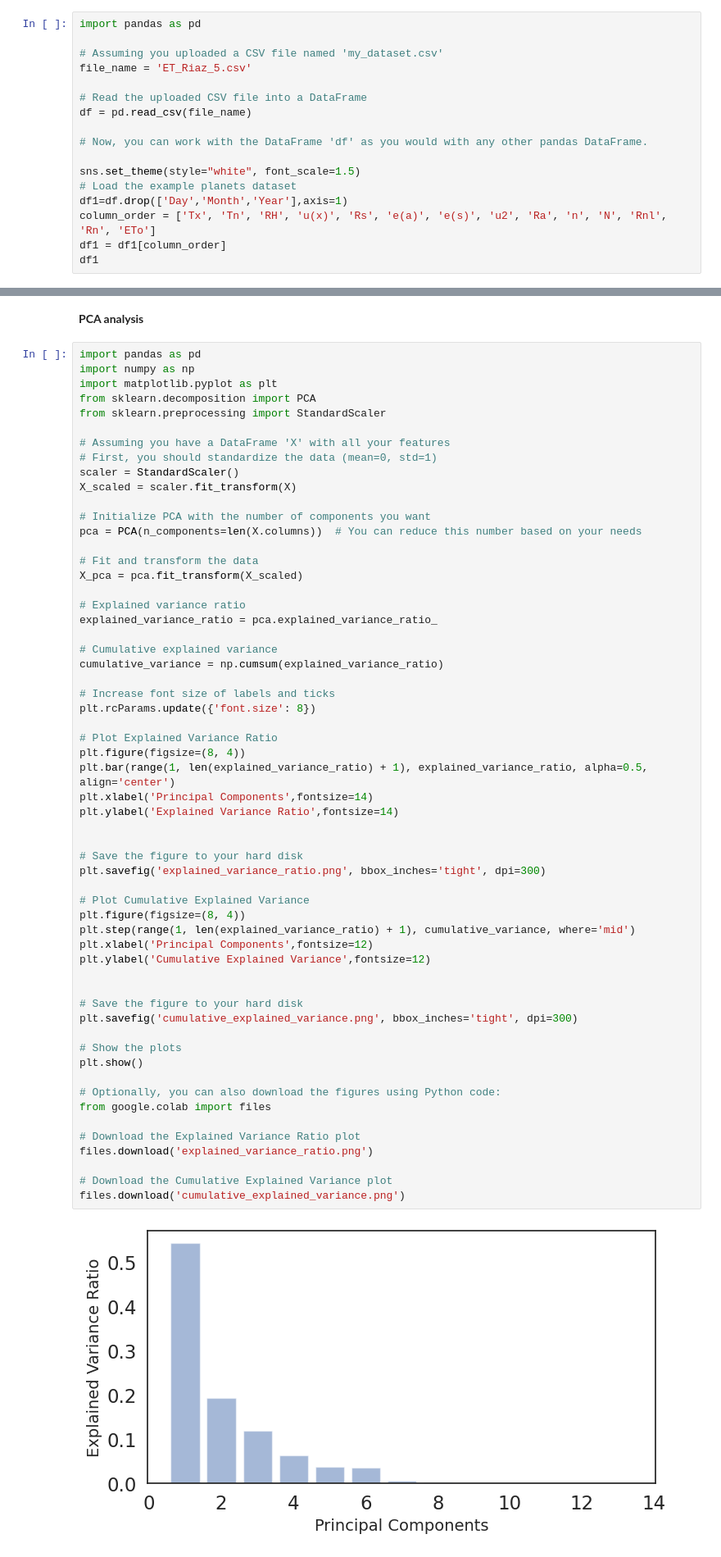
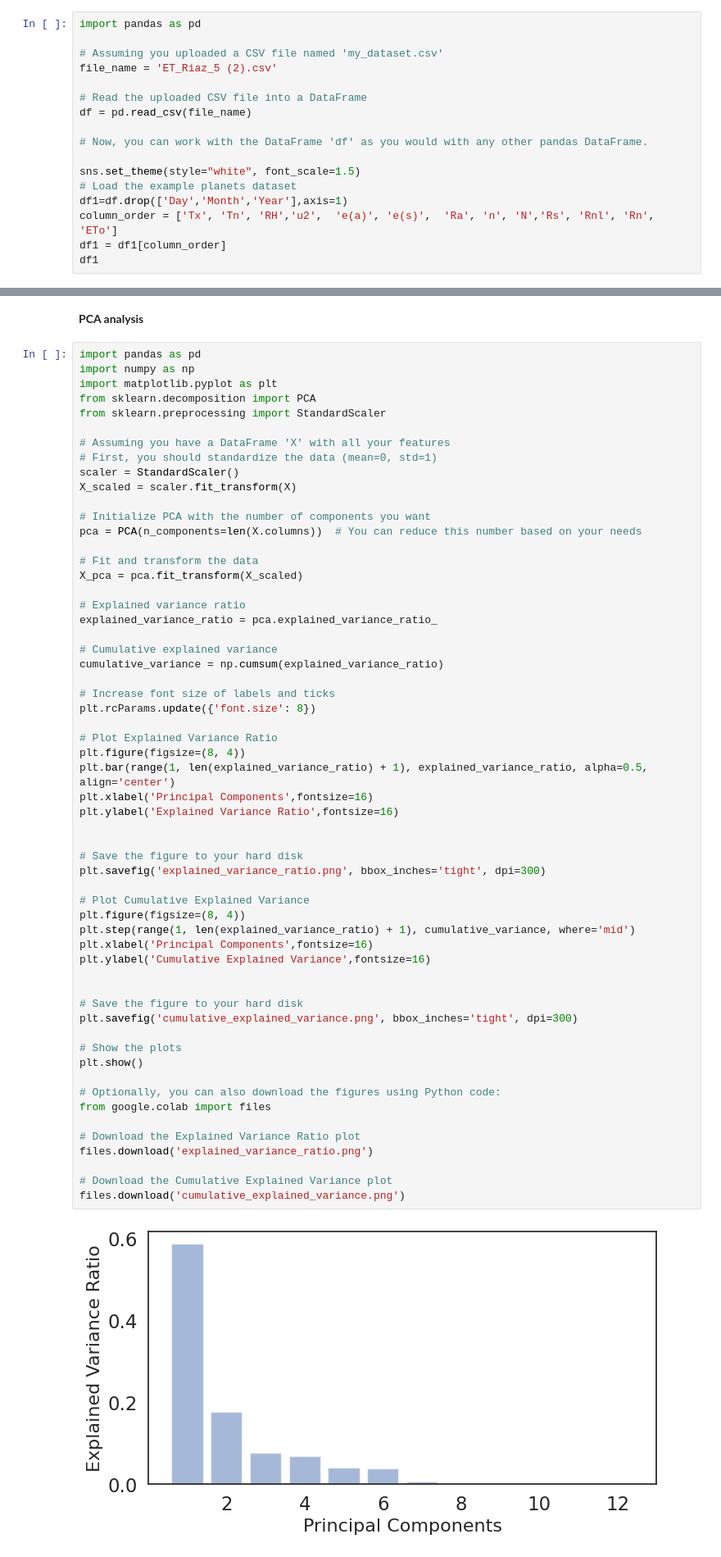
Before and after one commit to rabnawaz172/ET, a Jupyter notebook: ET_taif.ipynb, the cells around one changed output, grey strips where cells are left out. Shown: that part at 82% size. Drawn from its saved outputs; the diff is of its cells as text.

```diff
--- a/ET_taif.ipynb
+++ b/ET_taif.ipynb
@@ -21,7 +21,7 @@ from sklearn.tree import DecisionTreeRegressor
 import pandas as pd
 
 # Assuming you uploaded a CSV file named 'my_dataset.csv'
-file_name = 'ET_Riaz_5.csv'
+file_name = 'ET_Riaz_5 (2).csv'
 
 # Read the uploaded CSV file into a DataFrame
 df = pd.read_csv(file_name)
@@ -31,7 +31,7 @@ df = pd.read_csv(file_name)
 sns.set_theme(style="white", font_scale=1.5)
 # Load the example planets dataset
 df1=df.drop(['Day','Month','Year'],axis=1)
-column_order = ['Tx', 'Tn', 'RH', 'u(x)', 'Rs', 'e(a)', 'e(s)', 'u2', 'Ra', 'n', 'N', 'Rnl', 'Rn', 'ETo']
+column_order = ['Tx', 'Tn', 'RH','u2',  'e(a)', 'e(s)',  'Ra', 'n', 'N','Rs', 'Rnl', 'Rn', 'ETo']
 df1 = df1[column_order]
 df1
 # %% [output]
@@ -432,35 +432,35 @@ cumulative_variance = np.cumsum(explained_variance_ratio)
 plt.rcParams.update({'font.size': 8})
 
 # Plot Explained Variance Ratio
 plt.figure(figsize=(8, 4))
 plt.bar(range(1, len(explained_variance_ratio) + 1), explained_variance_ratio, alpha=0.5, align='center')
-plt.xlabel('Principal Components',fontsize=14)
-plt.ylabel('Explained Variance Ratio',fontsize=14)
+plt.xlabel('Principal Components',fontsize=16)
+plt.ylabel('Explained Variance Ratio',fontsize=16)
 
 
 # Save the figure to your hard disk
 plt.savefig('explained_variance_ratio.png', bbox_inches='tight', dpi=300)
 
 # Plot Cumulative Explained Variance
 plt.figure(figsize=(8, 4))
 plt.step(range(1, len(explained_variance_ratio) + 1), cumulative_variance, where='mid')
-plt.xlabel('Principal Components',fontsize=12)
-plt.ylabel('Cumulative Explained Variance',fontsize=12)
+plt.xlabel('Principal Components',fontsize=16)
+plt.ylabel('Cumulative Explained Variance',fontsize=16)
 
 
 # Save the figure to your hard disk
 plt.savefig('cumulative_explained_variance.png', bbox_inches='tight', dpi=300)
 
 # Show the plots
 plt.show()
 
 # Optionally, you can also download the figures using Python code:
 from google.colab import files
 
 # Download the Explained Variance Ratio plot
 files.download('explained_variance_ratio.png')
 
 # Download the Cumulative Explained Variance plot
 files.download('cumulative_explained_variance.png')
 # %% [output]
-[figure, old version]
+[figure, new version]
```
Also changed, not shown: parts of 14 cells of this notebook.
